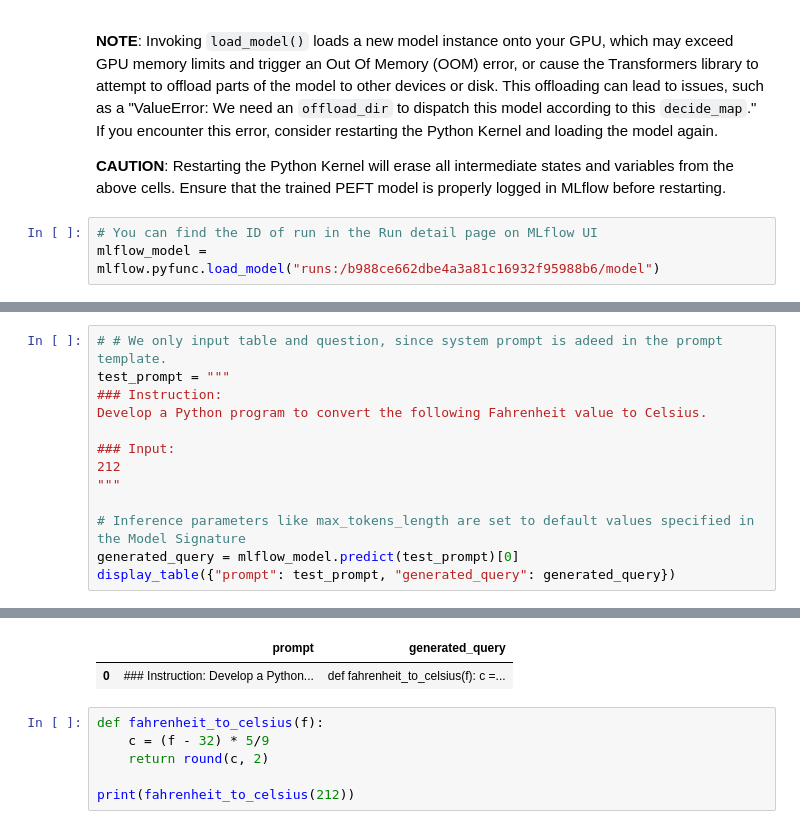
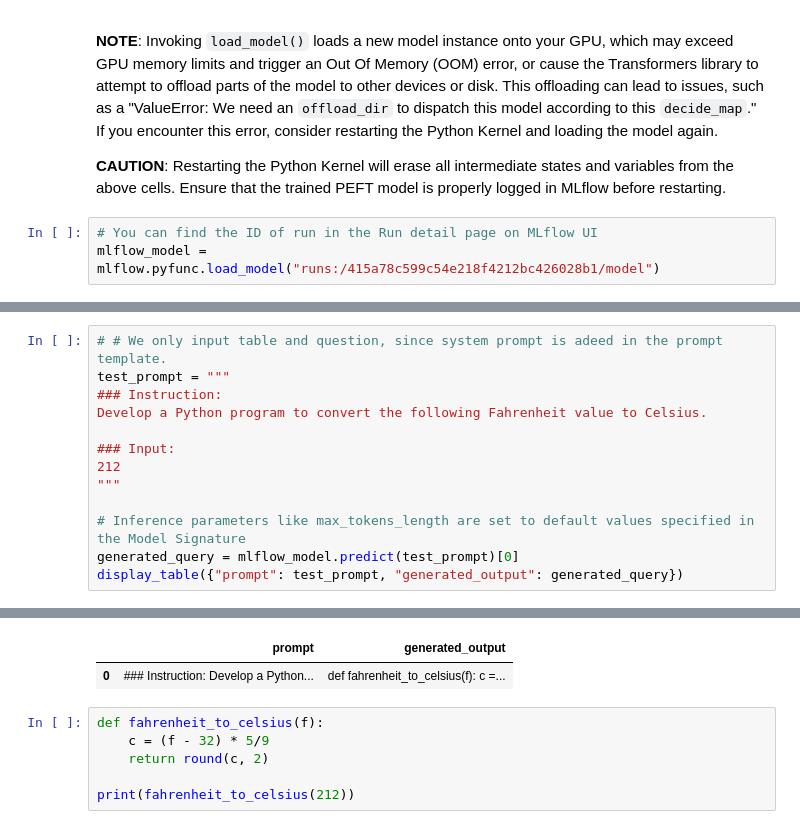
Before and after one commit to mnrozhkov/nebius-ai-examples, a Jupyter notebook: finetuning/qwen-peft-with-mlflow.ipynb, the cells around one changed output, grey strips where cells are left out. Drawn from its saved outputs; the diff is of its cells as text.

Commit message:
Update notebok & deps - qwen-peft-with-mlflow.ipynb

```diff
--- a/finetuning/qwen-peft-with-mlflow.ipynb
+++ b/finetuning/qwen-peft-with-mlflow.ipynb
@@ -506,5 +529,5 @@ The first option is preferable if you wish to use the model via the native Trans
 **CAUTION**: Restarting the Python Kernel will erase all intermediate states and variables from the above cells. Ensure that the trained PEFT model is properly logged in MLflow before restarting.
 # %%
 # You can find the ID of run in the Run detail page on MLflow UI
-mlflow_model = mlflow.pyfunc.load_model("runs:/b988ce662dbe4a3a81c16932f95988b6/model")
+mlflow_model = mlflow.pyfunc.load_model("runs:/415a78c599c54e218f4212bc426028b1/model")
 # %% [output]
@@ -526,5 +544,5 @@ Develop a Python program to convert the following Fahrenheit value to Celsius.
 
 # Inference parameters like max_tokens_length are set to default values specified in the Model Signature
 generated_query = mlflow_model.predict(test_prompt)[0]
-display_table({"prompt": test_prompt, "generated_query": generated_query})
+display_table({"prompt": test_prompt, "generated_output": generated_query})
 # %% [output]
@@ -532,4 +550,4 @@ display_table({"prompt": test_prompt, "generated_query": generated_query})
-|  | prompt | generated_query |
+|  | prompt | generated_output |
 | 0 | ### Instruction: Develop a Python... | def fahrenheit_to_celsius(f): c =... |
 # %%
 def fahrenheit_to_celsius(f):
```
Also changed, not shown: parts of 17 cells of this notebook, 2 other files.
